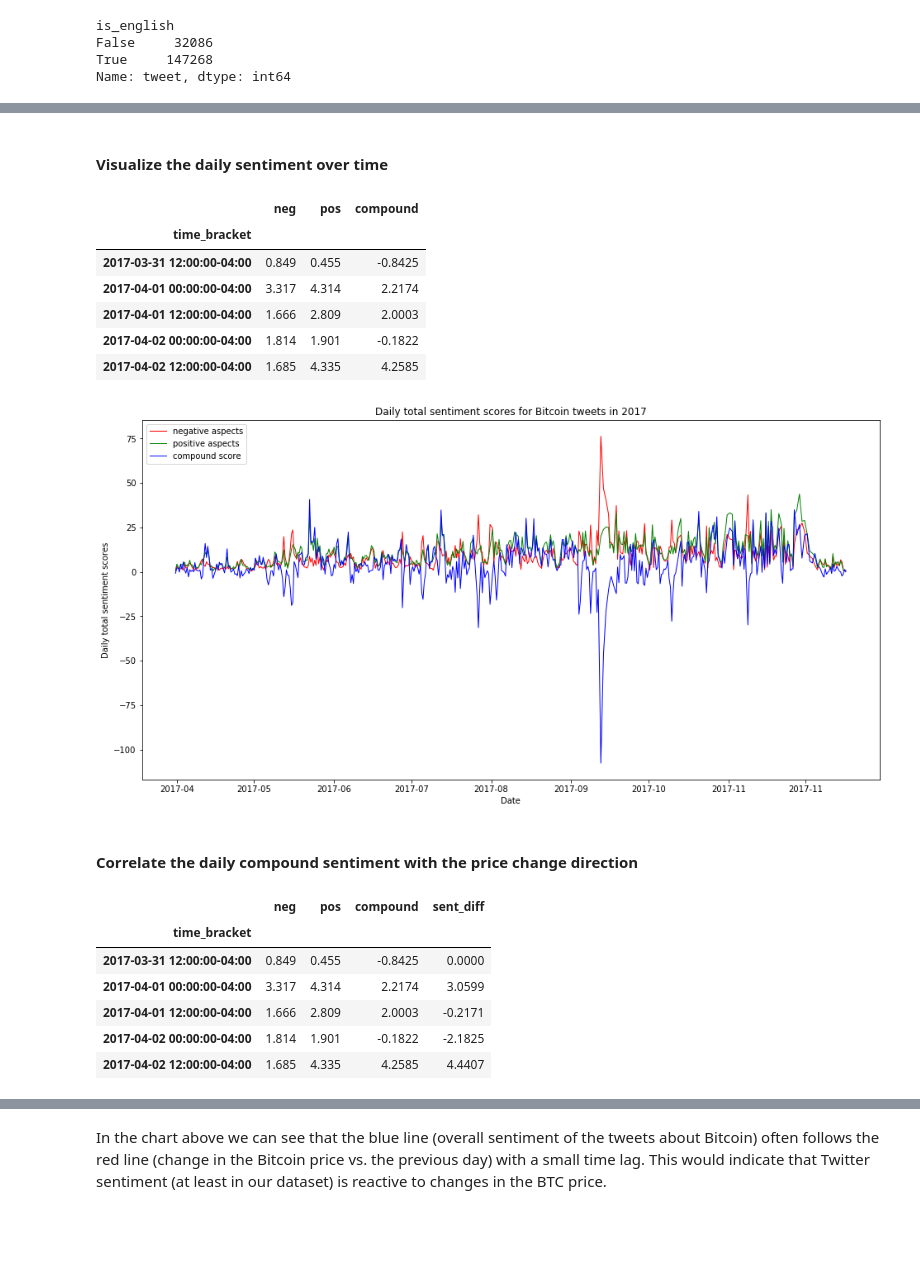
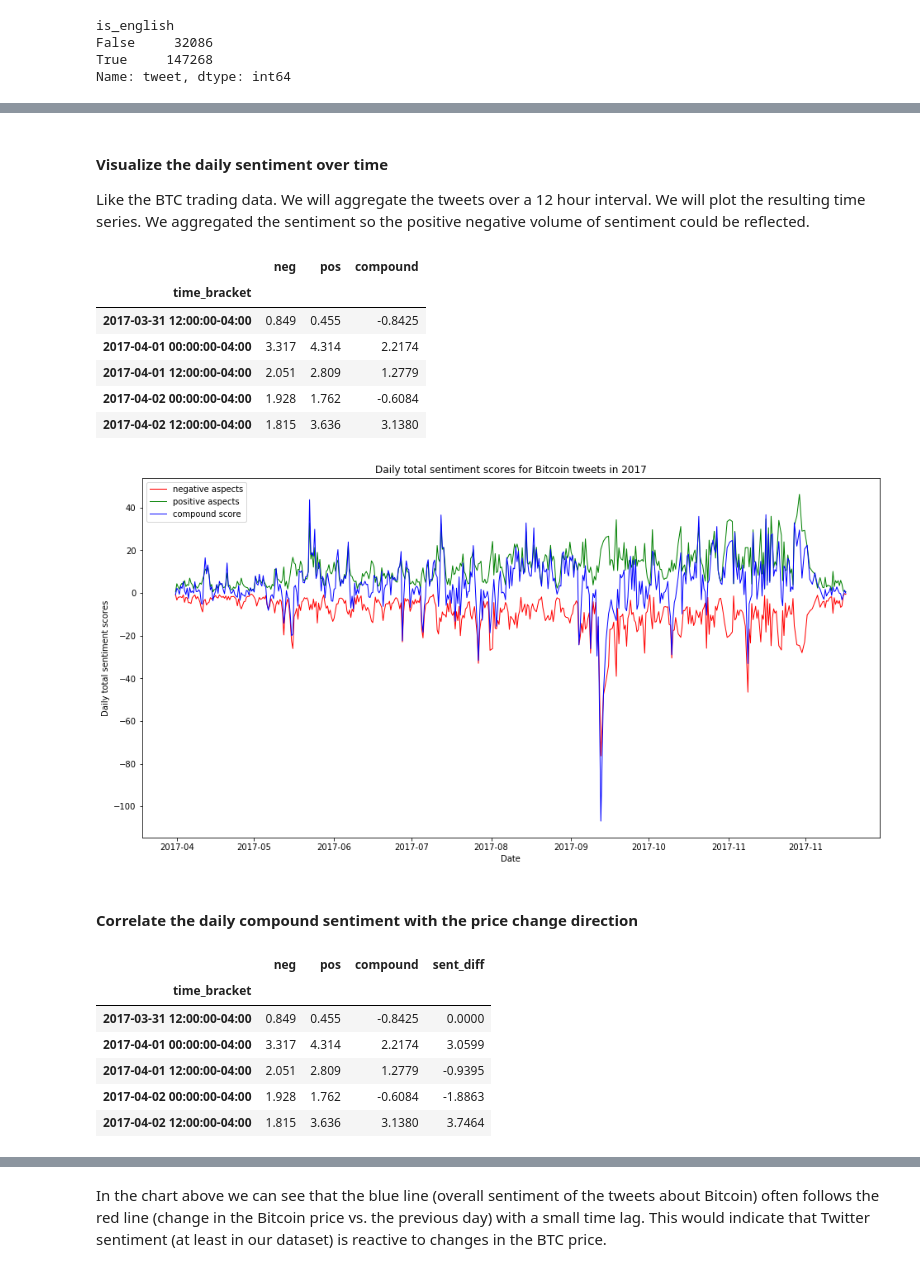
Before and after one commit to Liam-O/Data620, a Jupyter notebook: FinalProject/LByrne_DVecheruk_DATA620_FinalPro.ipynb, the cells around one changed output, grey strips where cells are left out. Cells and saved outputs as stored; diff of their text form; code cells hidden in the pictures; blank space fills up the shorter version.

```diff
--- a/FinalProject/LByrne_DVecheruk_DATA620_FinalPro.ipynb
+++ b/FinalProject/LByrne_DVecheruk_DATA620_FinalPro.ipynb
@@ -300,0 +192,20 @@ twt.head()
+# %%
+def isEnglish(s):
+    """Checks if a string contains ASCII characters only.
+    Source: https://stackoverflow.com/a/27084708/8066374
+    """
+    try:
+        s.encode(encoding='utf-8').decode('ascii')
+    except UnicodeDecodeError:
+        return False
+    else:
+        return True
+
+# Clean the tweets
+twt["tweet_proc"] = twt["tweet"].str.replace("https?://.*","") # remove all urls
+twt["tweet_proc"] = twt["tweet_proc"].str.replace("’|","") # remove non-unicode apostrophe
+twt = twt[twt["tweet_proc"].str.len() >= 3] # retain only the tweets with more than 3 remaining characters
+twt["is_english"] = twt["tweet_proc"].map(isEnglish)
+
+for t in twt.tweet_proc[np.random.randint(0, len(twt), 10)]:
+    print("\n"+t)
@@ -342,2 +285,0 @@ Timestamp('2015-11-01 00:00:00-0400', tz='America/New_York')
-# %% [markdown]
-#### Visualize the daily sentiment over time
@@ -347,4 +286,11 @@ twt_clean["date_time"] = pd.to_datetime(twt_clean["timestamp"])
+# %% [markdown]
+#### Visualize the daily sentiment over time
+
+Like the BTC trading data. We will aggregate the tweets over a 12 hour interval. We will plot the resulting time series. We aggregated the sentiment so the positive negative volume of sentiment could be reflected.
 # %%
+# Extract time components
+twt_clean["date_time"] = pd.to_datetime(twt_clean["timestamp"])
+
 # Add the time granularity required for the join with the price data
 twt_clean["time_bracket"] = (pd.DatetimeIndex(twt_clean["date_time"],
                                               tz = "America/New_York",
@@ -358,33 +304,33 @@ twt_clean_agg.head()
 | time_bracket |  |  |  |
 | 2017-03-31 12:00:00-04:00 | 0.849 | 0.455 | -0.8425 |
 | 2017-04-01 00:00:00-04:00 | 3.317 | 4.314 | 2.2174 |
-| 2017-04-01 12:00:00-04:00 | 1.666 | 2.809 | 2.0003 |
-| 2017-04-02 00:00:00-04:00 | 1.814 | 1.901 | -0.1822 |
-| 2017-04-02 12:00:00-04:00 | 1.685 | 4.335 | 4.2585 |
+| 2017-04-01 12:00:00-04:00 | 2.051 | 2.809 | 1.2779 |
+| 2017-04-02 00:00:00-04:00 | 1.928 | 1.762 | -0.6084 |
+| 2017-04-02 12:00:00-04:00 | 1.815 | 3.636 | 3.1380 |
 # %%
 # Make a line plot
 df = twt_clean_agg
 
 plt.figure(num=1, figsize=(16, 8))
-plt.plot(df.index, df["neg"], linewidth=1,
+plt.plot(df.index, -df["neg"], linewidth=1,
          color="red", label=r"negative aspects")
 plt.plot(df.index, df["pos"], linewidth=1,
          color="green", label=r"positive aspects")
 plt.plot(df.index, df["compound"], linewidth=1,
          color="blue", label=r"compound score")
 plt.xlabel(r"Date")
 plt.ylabel(r"Daily total sentiment scores")
 plt.title(r"Daily total sentiment scores for Bitcoin tweets in 2017")
 
 
 # plt.plot(btc_daily_avg["date"], btc_daily_avg["price"], linewidth=1,
 #          color="blue", label=r"daily avg price")
 
 plt.legend(loc="upper left")
 
 plt.show()
 # %% [output]
-[figure, old version]
+[figure, new version]
 # %% [markdown]
 #### Correlate the daily compound sentiment with the price change direction
 # %%
@@ -400,9 +346,9 @@ twt_clean_agg.head()
 | time_bracket |  |  |  |  |
 | 2017-03-31 12:00:00-04:00 | 0.849 | 0.455 | -0.8425 | 0.0000 |
 | 2017-04-01 00:00:00-04:00 | 3.317 | 4.314 | 2.2174 | 3.0599 |
-| 2017-04-01 12:00:00-04:00 | 1.666 | 2.809 | 2.0003 | -0.2171 |
-| 2017-04-02 00:00:00-04:00 | 1.814 | 1.901 | -0.1822 | -2.1825 |
-| 2017-04-02 12:00:00-04:00 | 1.685 | 4.335 | 4.2585 | 4.4407 |
+| 2017-04-01 12:00:00-04:00 | 2.051 | 2.809 | 1.2779 | -0.9395 |
+| 2017-04-02 00:00:00-04:00 | 1.928 | 1.762 | -0.6084 | -1.8863 |
+| 2017-04-02 12:00:00-04:00 | 1.815 | 3.636 | 3.1380 | 3.7464 |
 # %%
 df1 = twt_clean_agg[pd.to_datetime("2017-04-01").date():]
 df2 = btc_ohlc[pd.to_datetime("2017-04-01").date():]
```
Also changed, not shown: parts of 78 cells of this notebook.
